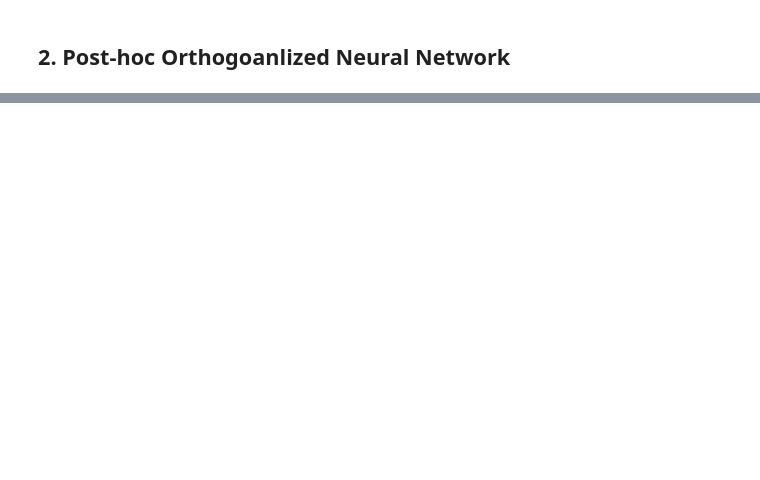
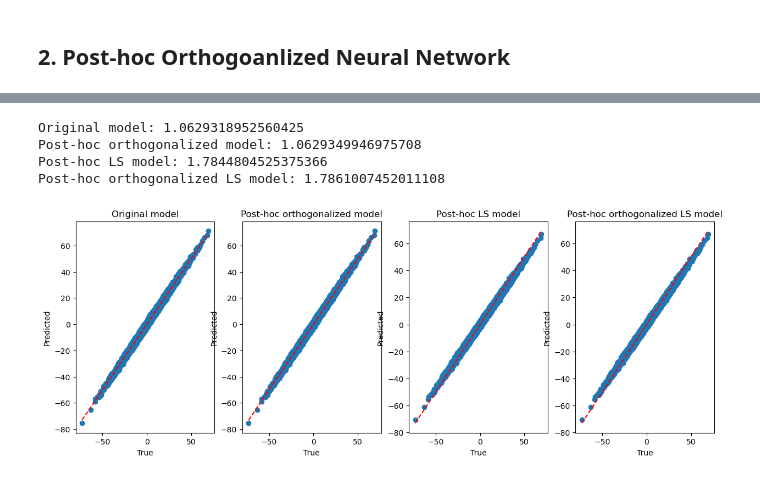
Before and after one commit to mpff/cocodeel, a Jupyter notebook: notebooks/Example.ipynb, the cells around one changed output, grey strips where cells are left out. Cells and saved outputs as stored; diff of their text form; code cells hidden in the pictures; blank space fills up the shorter version.

Commit message:
Add post-hoc least squares model to example notebook

```diff
--- a/notebooks/Example.ipynb
+++ b/notebooks/Example.ipynb
@@ -34,12 +35,12 @@ params = {
     "num_features": 32,
     "num_covars": 3,
     "backbone_params": {"in_features": 32, "out_features": 32},
-    "optimizer_params": {"lr": 0.01, "weight_decay": 0.01}
+    "optimizer_params": {"lr": 0.1, "weight_decay": 0.}
 }
 net = cocodeel.model.CovarNeuralNetwork(**params)
 # %%
 # Train model.
-trainer = lightning.Trainer(max_epochs=32)
+trainer = lightning.Trainer(max_epochs=10)
 trainer.fit(net, train_loader)
 # %% [output]
 GPU available: False, used: False
@@ -86,0 +71,4 @@ AttributeError: module 'cocodeel.lightning_model' has no attribute 'IWLSModel'
+# %%
+# Train IWLS model.
+phls = cocodeel.posthoc_model.PostHocLSModel(net, train_loader)
+phols = cocodeel.posthoc_model.PostHocLSModel(net, train_loader, orthogonalize=True)
@@ -86,0 +100,48 @@ AttributeError: module 'cocodeel.lightning_model' has no attribute 'IWLSModel'
+# %%
+# Comparison of performance on test data.
+N = 10000
+U = torch.randn(N, 32)
+X = torch.matmul(U, torch.ones(32, 2)) + torch.randn(N, 2)
+X = torch.cat((torch.ones(N, 1), X), 1)
+y = (torch.matmul(X, torch.tensor([1., 1., 1.])) + torch.matmul(U, torch.ones(32)) + torch.randn(N))
+mse = torch.nn.MSELoss()
+print("Original model:", mse(net(U, X).squeeze(), y).item())
+print("Post-hoc orthogonalized model:", mse(pho(U, X).squeeze(), y).item())
+print("Post-hoc LS model:", mse(phls(U, X).squeeze(), y).item())
+print("Post-hoc orthogonalized LS model:", mse(phols(U, X).squeeze(), y).item())
+# %% [output]
+Original model: 1.0629318952560425
+Post-hoc orthogonalized model: 1.0629349946975708
+Post-hoc LS model: 1.7844804525375366
+Post-hoc orthogonalized LS model: 1.7861007452011108
+# %%
+# Residualplot of all models with same plot limits.
+import matplotlib.pyplot as plt
+plt.figure(figsize=(15, 5))
+plt.subplot(1, 4, 1)
+plt.scatter(y, net(U, X).detach().numpy())
+plt.plot([y.min(), y.max()], [y.min(), y.max()], "r--")
+plt.title("Original model")
+plt.xlabel("True")
+plt.ylabel("Predicted")
+plt.subplot(1, 4, 2)
+plt.scatter(y, pho(U, X).detach().numpy())
+plt.plot([y.min(), y.max()], [y.min(), y.max()], "r--")
+plt.title("Post-hoc orthogonalized model")
+plt.xlabel("True")
+plt.ylabel("Predicted")
+plt.subplot(1, 4, 3)
+plt.scatter(y, phls(U, X).detach().numpy())
+plt.plot([y.min(), y.max()], [y.min(), y.max()], "r--")
+plt.title("Post-hoc LS model")
+plt.xlabel("True")
+plt.ylabel("Predicted")
+plt.subplot(1, 4, 4)
+plt.scatter(y, phols(U, X).detach().numpy())
+plt.plot([y.min(), y.max()], [y.min(), y.max()], "r--")
+plt.title("Post-hoc orthogonalized LS model")
+plt.xlabel("True")
+plt.ylabel("Predicted")
+plt.show()
+# %% [output]
+[figure, added]
```
Also changed, not shown: parts of 8 cells of this notebook.
